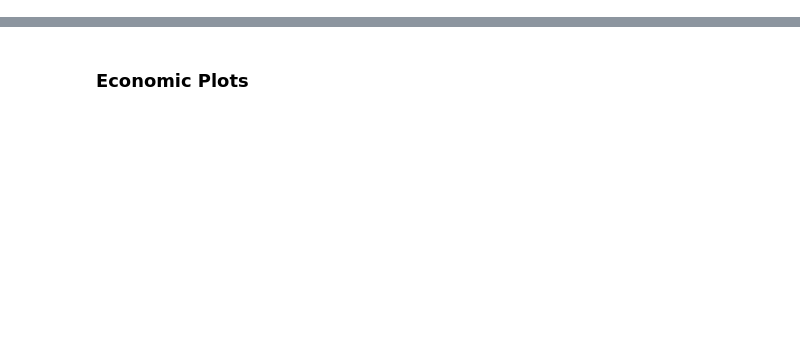
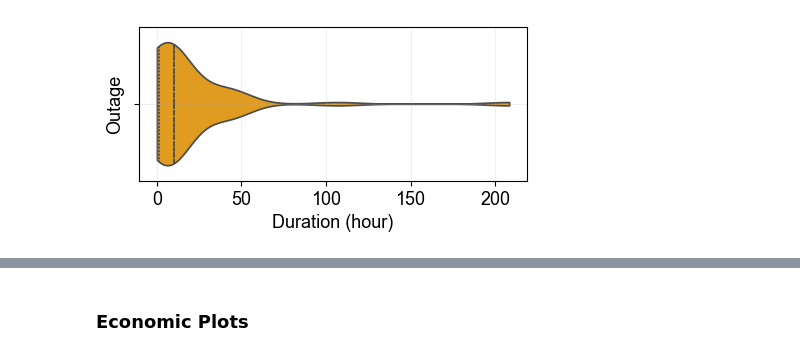
Before and after one commit to FarzaneEzzati/RCMG-PlanningOperation, a Jupyter notebook: Plots.ipynb, the cells around one changed output, grey strips where cells are left out. Saved outputs shown, nothing was run; the diff lists cells and outputs as text; code cells hidden in the pictures; blank space fills up the shorter version.

```diff
--- a/Plots.ipynb
+++ b/Plots.ipynb
@@ -6,0 +25,11 @@ import pickle
+# %%
+D = pd.read_csv(f'Scenarios/Outage/Outage Scenarios.csv')
+D = D['Gamma Scenario']
+fig, ax = plt.subplots(figsize=(5, 2))
+ss.violinplot(D, inner='quartile', orient='h', color='orange', cut=0, ax=ax)
+plt.ylabel('Outage')
+plt.xlabel('Duration (hour)')
+plt.grid(alpha=0.2)
+plt.savefig('IMG/OutageViolin.jpg', dpi=300, bbox_inches='tight')
+# %% [output]
+[figure, added]
```
Also changed, not shown: parts of 11 cells of this notebook, 12 other files.
